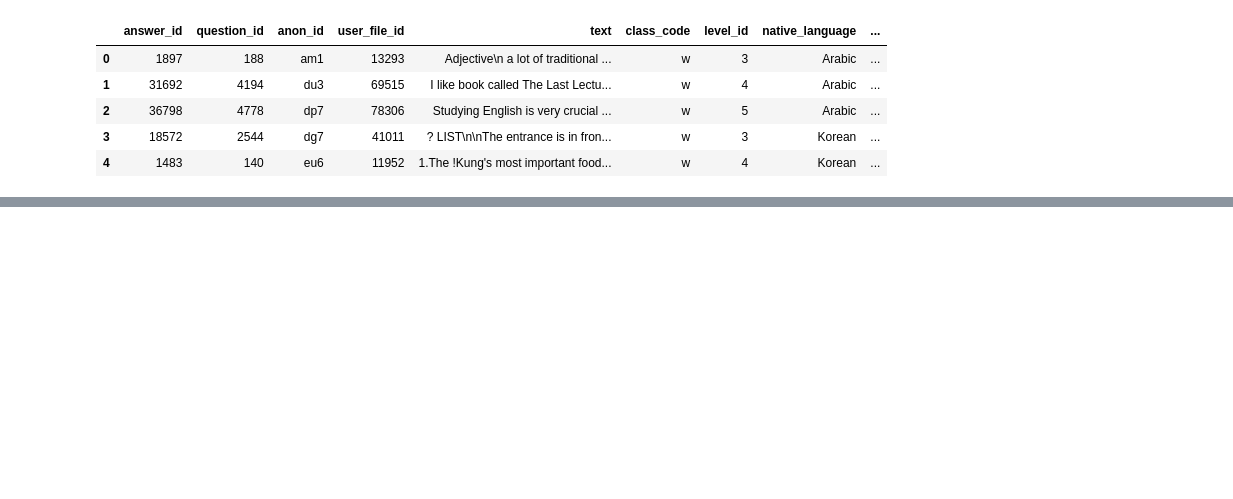
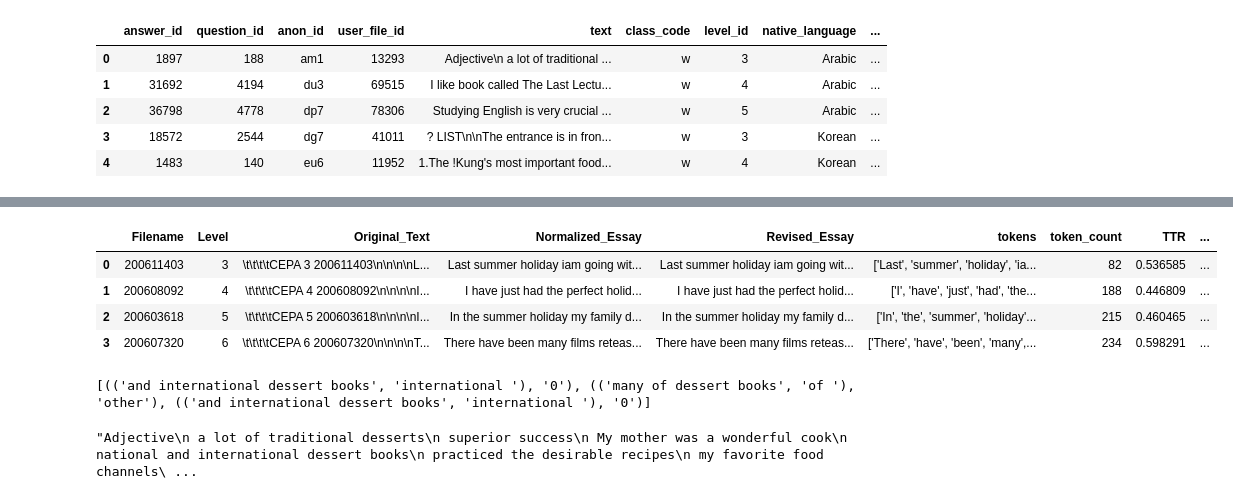
Before and after one commit to Data-Science-for-Linguists-2019/ESL-Article-Acquisition, a Jupyter notebook: analysis/analysis_1.ipynb, the cells around one changed output, grey strips where cells are left out. Drawn from its saved outputs; the diff is of its cells as text; code cells hidden in the pictures; blank space fills up the shorter version.

```diff
--- a/analysis/analysis_1.ipynb
+++ b/analysis/analysis_1.ipynb
@@ -51,0 +206,14 @@ pelic.head()
+# %%
+book_balc
+# %% [output]
+|  | Filename | Level | Original_Text | Normalized_Essay | Revised_Essay | tokens | token_count | TTR | ... |
+| 0 | 200611403 | 3 | \t\t\t\tCEPA 3 200611403\n\n\n\nL... | Last summer holiday iam going wit... | Last summer holiday iam going wit... | ['Last', 'summer', 'holiday', 'ia... | 82 | 0.536585 | ... |
+| 1 | 200608092 | 4 | \t\t\t\tCEPA 4 200608092\n\n\n\nI... | I have just had the perfect holid... | I have just had the perfect holid... | ['I', 'have', 'just', 'had', 'the... | 188 | 0.446809 | ... |
+| 2 | 200603618 | 5 | \t\t\t\tCEPA 5 200603618\n\n\n\nI... | In the summer holiday my family d... | In the summer holiday my family d... | ['In', 'the', 'summer', 'holiday'... | 215 | 0.460465 | ... |
+| 3 | 200607320 | 6 | \t\t\t\tCEPA 6 200607320\n\n\n\nT... | There have been many films reteas... | There have been many films reteas... | ['There', 'have', 'been', 'many',... | 234 | 0.598291 | ... |
+# %%
+getArticles(myre, book_pelic.text[0])
+book_pelic.text[0]
+# %% [output]
+[(('and international dessert books', 'international '), '0'), (('many of dessert books', 'of '), 'other'), (('and international dessert books', 'international '), '0')]
+"Adjective\n a lot of traditional desserts\n superior success\n My mother was a wonderful cook\n national and international dessert books\n practiced the desirable recipes\n my favorite food channels\ ...
```
Also changed, not shown: parts of 24 cells of this notebook.
